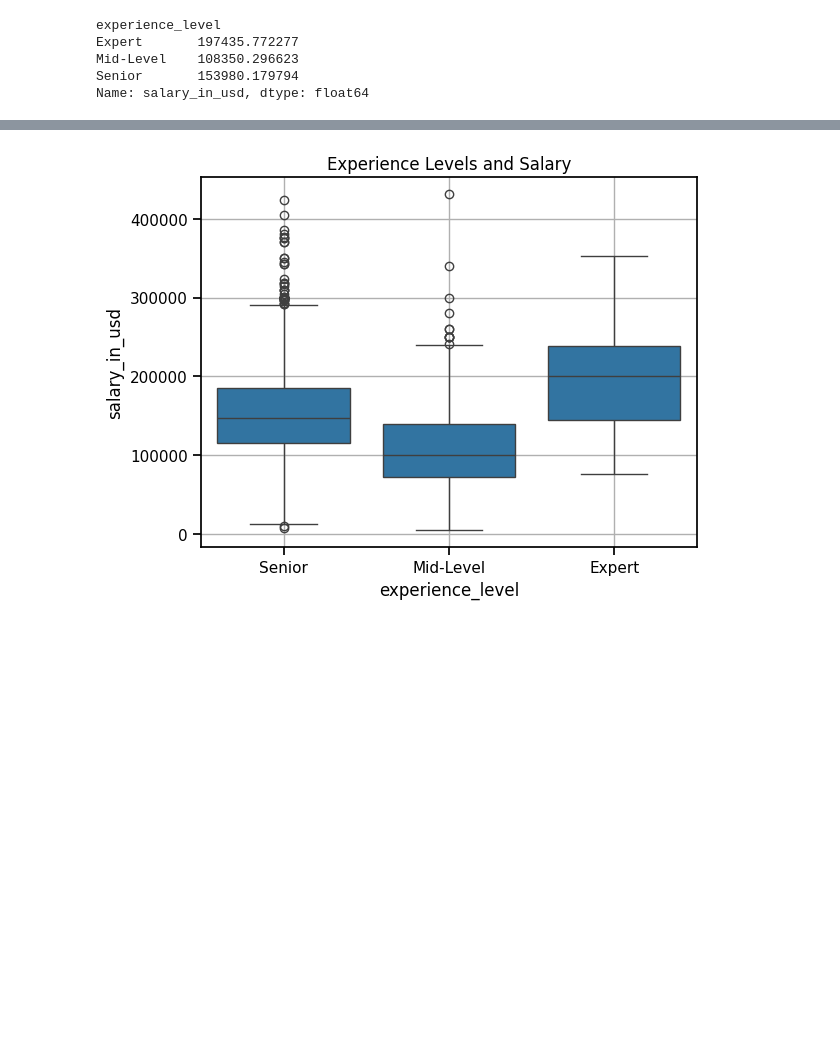
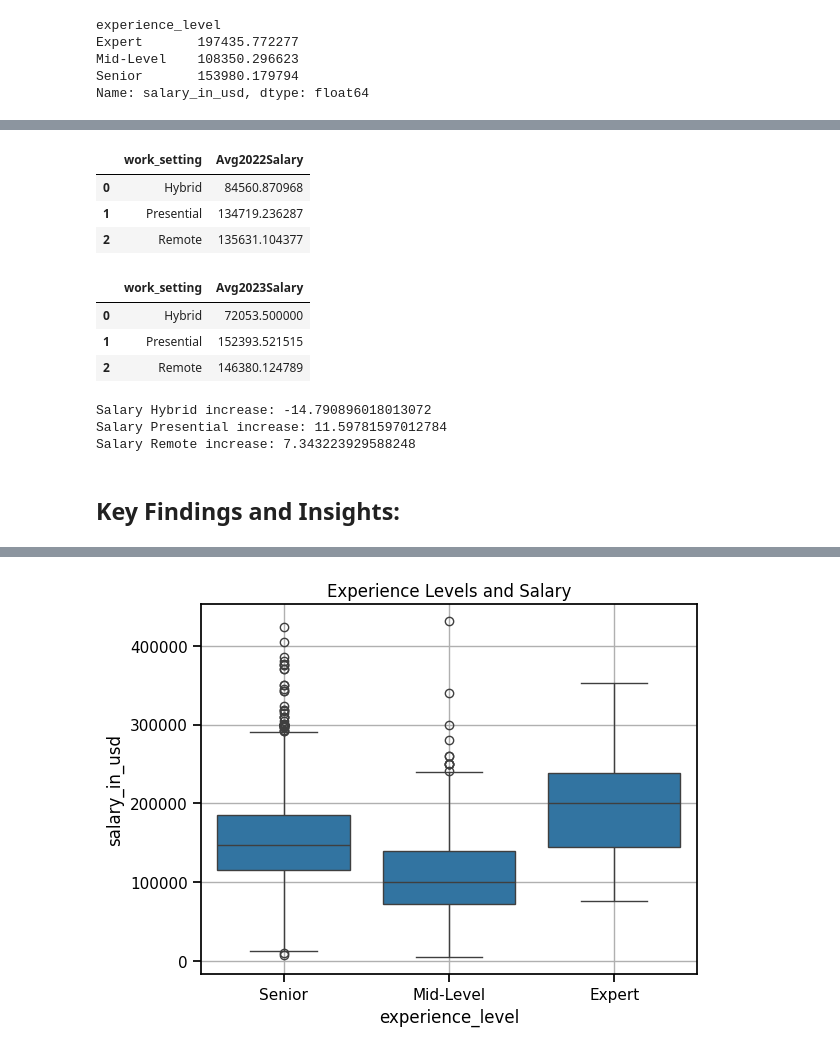
Before and after one commit to Citizen-XX/IBM-MachineLearningProfessionalCertificate, a Jupyter notebook: ExploratoryDataAnalysisForMachineLearning/Module5/honors_project.ipynb, the cells around one changed output, grey strips where cells are left out. Saved outputs shown, nothing was run; the diff lists cells and outputs as text; code cells hidden in the pictures; blank space fills up the shorter version.

```diff
--- a/ExploratoryDataAnalysisForMachineLearning/Module5/honors_project.ipynb
+++ b/ExploratoryDataAnalysisForMachineLearning/Module5/honors_project.ipynb
@@ -330,0 +395,22 @@ Name: salary_in_usd, dtype: float64
+# %%
+display(df[df.work_year == 2022].groupby("work_setting").salary_in_usd.mean().reset_index(name="Avg2022Salary"))
+display(df[df.work_year == 2023].groupby("work_setting").salary_in_usd.mean().reset_index(name="Avg2023Salary"))
+# %% [output]
+|  | work_setting | Avg2022Salary |
+| 0 | Hybrid | 84560.870968 |
+| 1 | Presential | 134719.236287 |
+| 2 | Remote | 135631.104377 |
+|  | work_setting | Avg2023Salary |
+| 0 | Hybrid | 72053.500000 |
+| 1 | Presential | 152393.521515 |
+| 2 | Remote | 146380.124789 |
+# %%
+print(f"Salary Hybrid increase: {(72053.5/84560.8*100)-100}")
+print(f"Salary Presential increase: {abs((134719.2/152393.52*100)-100)}")
+print(f"Salary Remote increase: {abs((135631.1/146380.12*100)-100)}")
+# %% [output]
+Salary Hybrid increase: -14.790896018013072
+Salary Presential increase: 11.59781597012784
+Salary Remote increase: 7.343223929588248
+# %% [markdown]
+## Key Findings and Insights:
```
Also changed, not shown: parts of 22 cells of this notebook, 1 other file.
